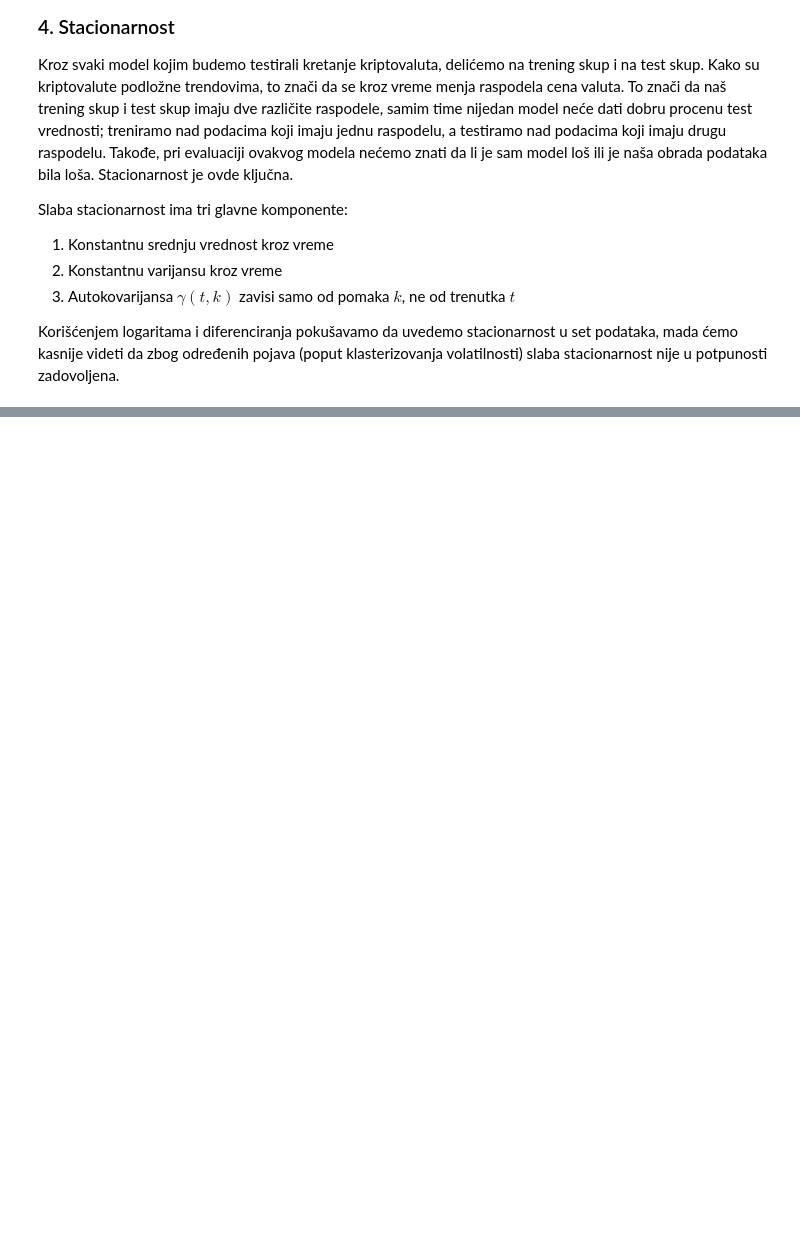
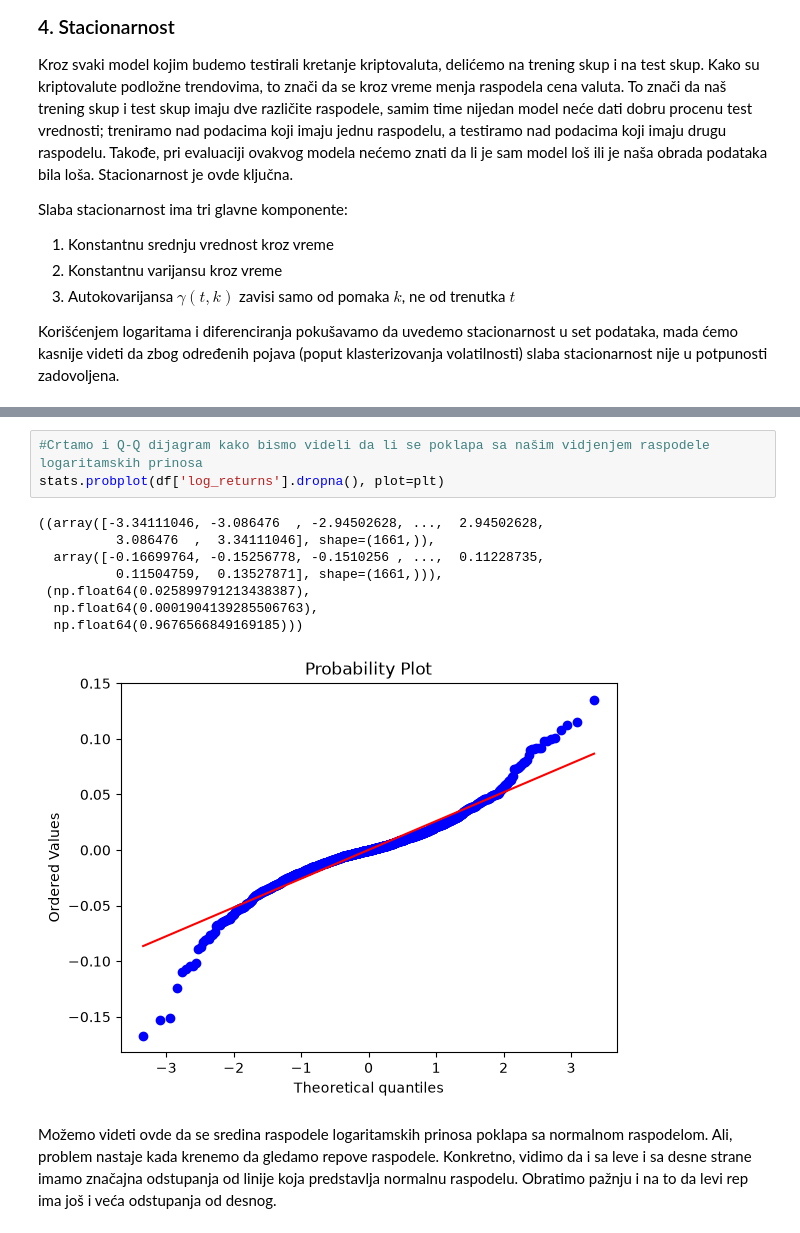
Before and after one commit to the-deep-33/crypto-direction-nn, a Jupyter notebook: 01_eda.ipynb, the cells around one changed output, grey strips where cells are left out. Cells and saved outputs as stored; diff of their text form; blank space fills up the shorter version.

```diff
--- a/01_eda.ipynb
+++ b/01_eda.ipynb
@@ -124,0 +134,16 @@ plt.plot(grid, stats.norm.pdf(grid, loc=mean, scale=std))
+# %%
+#Crtamo i Q-Q dijagram kako bismo videli da li se poklapa sa našim vidjenjem raspodele logaritamskih prinosa
+stats.probplot(df['log_returns'].dropna(), plot=plt)
+# %% [output]
+((array([-3.34111046, -3.086476  , -2.94502628, ...,  2.94502628,
+          3.086476  ,  3.34111046], shape=(1661,)),
+  array([-0.16699764, -0.15256778, -0.1510256 , ...,  0.11228735,
+          0.11504759,  0.13527871], shape=(1661,))),
+ (np.float64(0.025899791213438387),
+  np.float64(0.0001904139285506763),
+  np.float64(0.9676566849169185)))
+[figure, added]
+# %% [markdown]
+Možemo videti ovde da se sredina raspodele logaritamskih prinosa poklapa sa normalnom raspodelom. Ali, problem nastaje kada krenemo da gledamo repove raspodele.
+Konkretno, vidimo da i sa leve i sa desne strane imamo značajna odstupanja od linije koja predstavlja normalnu raspodelu. Obratimo pažnju i na to da
+levi rep ima još i veća odstupanja od desnog.
```
Also changed, not shown: parts of 13 cells of this notebook.
